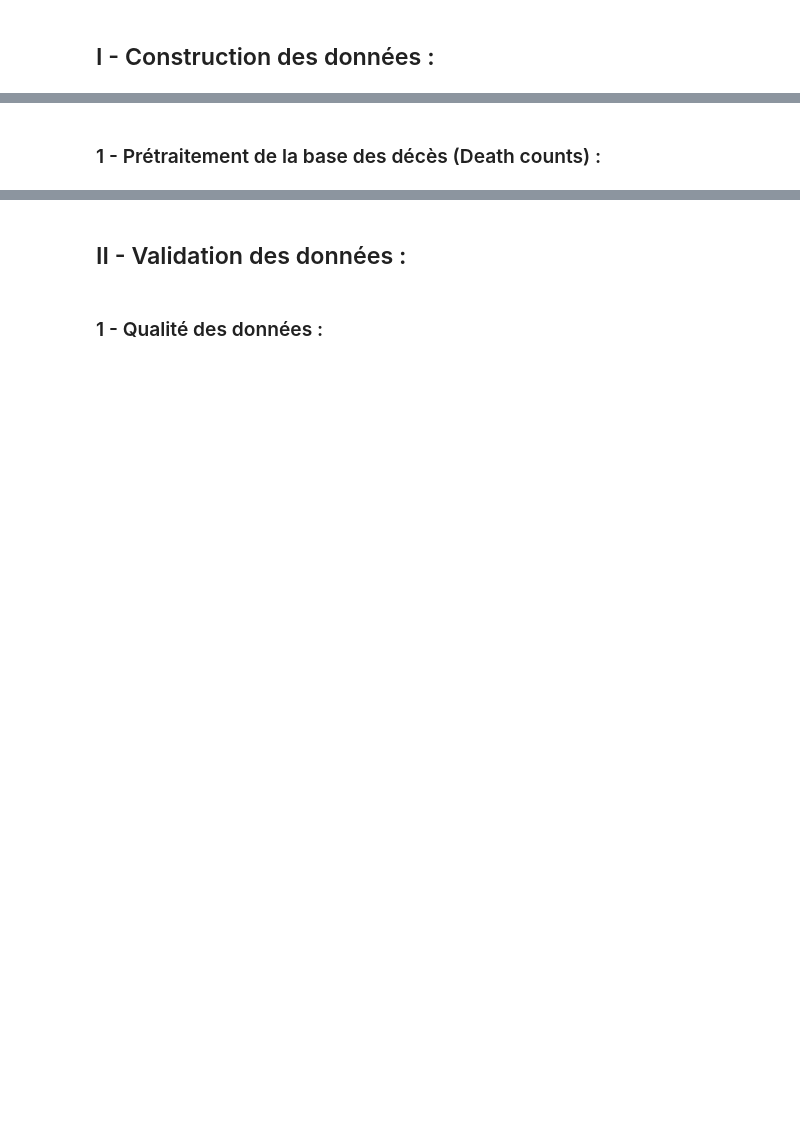
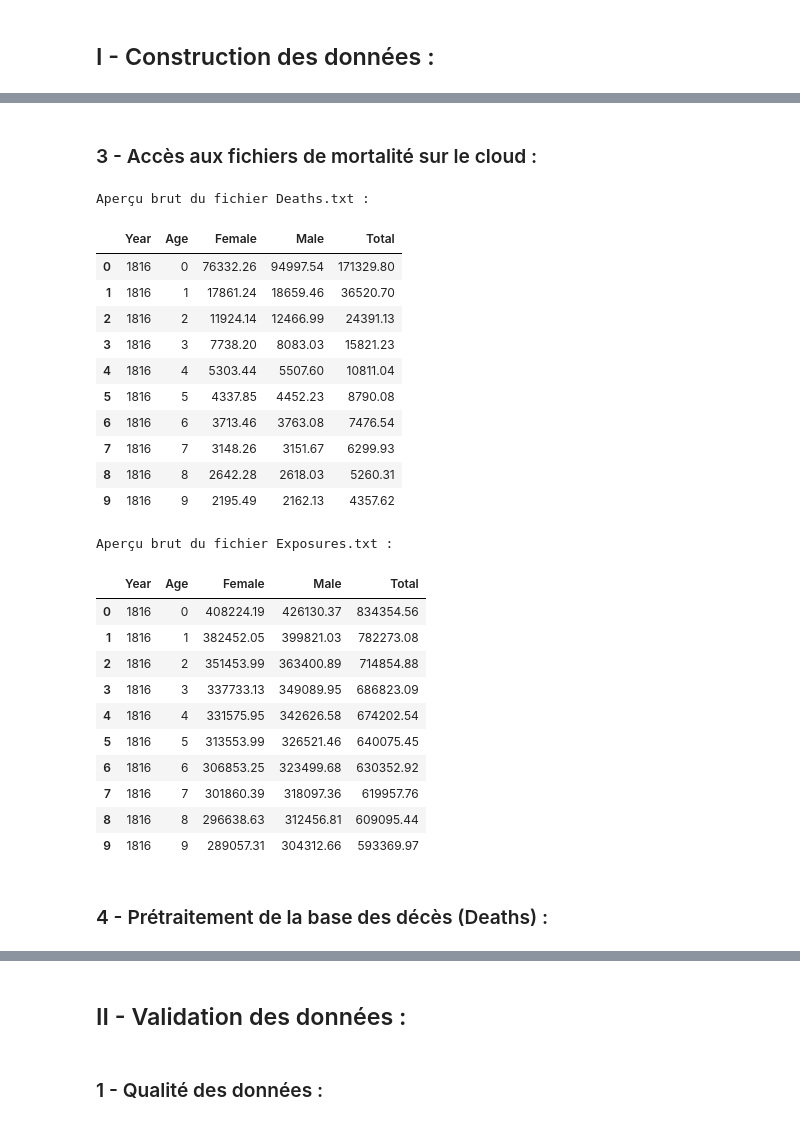
Before and after one commit to Salah10-source/Python-Project-Mortality, a Jupyter notebook: notbokes/notebooks/demo.ipynb, the cells around one changed output, grey strips where cells are left out. Cells and saved outputs as stored; diff of their text form; code cells hidden in the pictures; blank space fills up the shorter version.

```diff
--- a/notbokes/notebooks/demo.ipynb
+++ b/notbokes/notebooks/demo.ipynb
@@ -52,3 +145,57 @@ modèles appliqués à la mortalité française entre 2000 et 2022.
+# %% [markdown]
+### 3 - Accès aux fichiers de mortalité sur le cloud :
+# %%
+
+# --- Connexion au stockage MinIO via variables d’environnement ---
+fs = s3fs.S3FileSystem(
+    key=os.environ["AWS_ACCESS_KEY_ID"],
+    secret=os.environ["AWS_SECRET_ACCESS_KEY"],
+    token=os.environ.get("AWS_SESSION_TOKEN"),
+    client_kwargs={"endpoint_url": "https://" + os.environ["AWS_S3_ENDPOINT"]}
+)
+
+BUCKET_PATH = "salaheddine/Diffusion/ Mortalite_France"
+
+# --- Lecture brute des fichiers HMD ---
+DEATHS_PATH = f"{BUCKET_PATH}/Deaths.txt"
+EXPO_PATH   = f"{BUCKET_PATH}/Exposures.txt"
+
+with fs.open(DEATHS_PATH, "r") as f:
+    deaths_raw = pd.read_csv(f, sep=r"\s+", comment="#")
+
+with fs.open(EXPO_PATH, "r") as f:
+    expo_raw = pd.read_csv(f, sep=r"\s+", comment="#")
+
+print("Aperçu brut du fichier Deaths.txt :")
+display(deaths_raw.head(10))
+
+print("\nAperçu brut du fichier Exposures.txt :")
+display(expo_raw.head(10))
+# %% [output]
+Aperçu brut du fichier Deaths.txt :
+|  | Year | Age | Female | Male | Total |
+| 0 | 1816 | 0 | 76332.26 | 94997.54 | 171329.80 |
+| 1 | 1816 | 1 | 17861.24 | 18659.46 | 36520.70 |
+| 2 | 1816 | 2 | 11924.14 | 12466.99 | 24391.13 |
+| 3 | 1816 | 3 | 7738.20 | 8083.03 | 15821.23 |
+| 4 | 1816 | 4 | 5303.44 | 5507.60 | 10811.04 |
+| 5 | 1816 | 5 | 4337.85 | 4452.23 | 8790.08 |
+| 6 | 1816 | 6 | 3713.46 | 3763.08 | 7476.54 |
+| 7 | 1816 | 7 | 3148.26 | 3151.67 | 6299.93 |
+| 8 | 1816 | 8 | 2642.28 | 2618.03 | 5260.31 |
+| 9 | 1816 | 9 | 2195.49 | 2162.13 | 4357.62 |
+Aperçu brut du fichier Exposures.txt :
+|  | Year | Age | Female | Male | Total |
+| 0 | 1816 | 0 | 408224.19 | 426130.37 | 834354.56 |
+| 1 | 1816 | 1 | 382452.05 | 399821.03 | 782273.08 |
+| 2 | 1816 | 2 | 351453.99 | 363400.89 | 714854.88 |
+| 3 | 1816 | 3 | 337733.13 | 349089.95 | 686823.09 |
+| 4 | 1816 | 4 | 331575.95 | 342626.58 | 674202.54 |
+| 5 | 1816 | 5 | 313553.99 | 326521.46 | 640075.45 |
+| 6 | 1816 | 6 | 306853.25 | 323499.68 | 630352.92 |
+| 7 | 1816 | 7 | 301860.39 | 318097.36 | 619957.76 |
+| 8 | 1816 | 8 | 296638.63 | 312456.81 | 609095.44 |
+| 9 | 1816 | 9 | 289057.31 | 304312.66 | 593369.97 |
 # %% [markdown]
-### 1 -  Prétraitement de la base des décès (Death counts) :
+### 4 -  Prétraitement de la base des décès (Deaths) :
 # %% [markdown]
```
Also changed, not shown: parts of 35 cells of this notebook, 1 other file.
